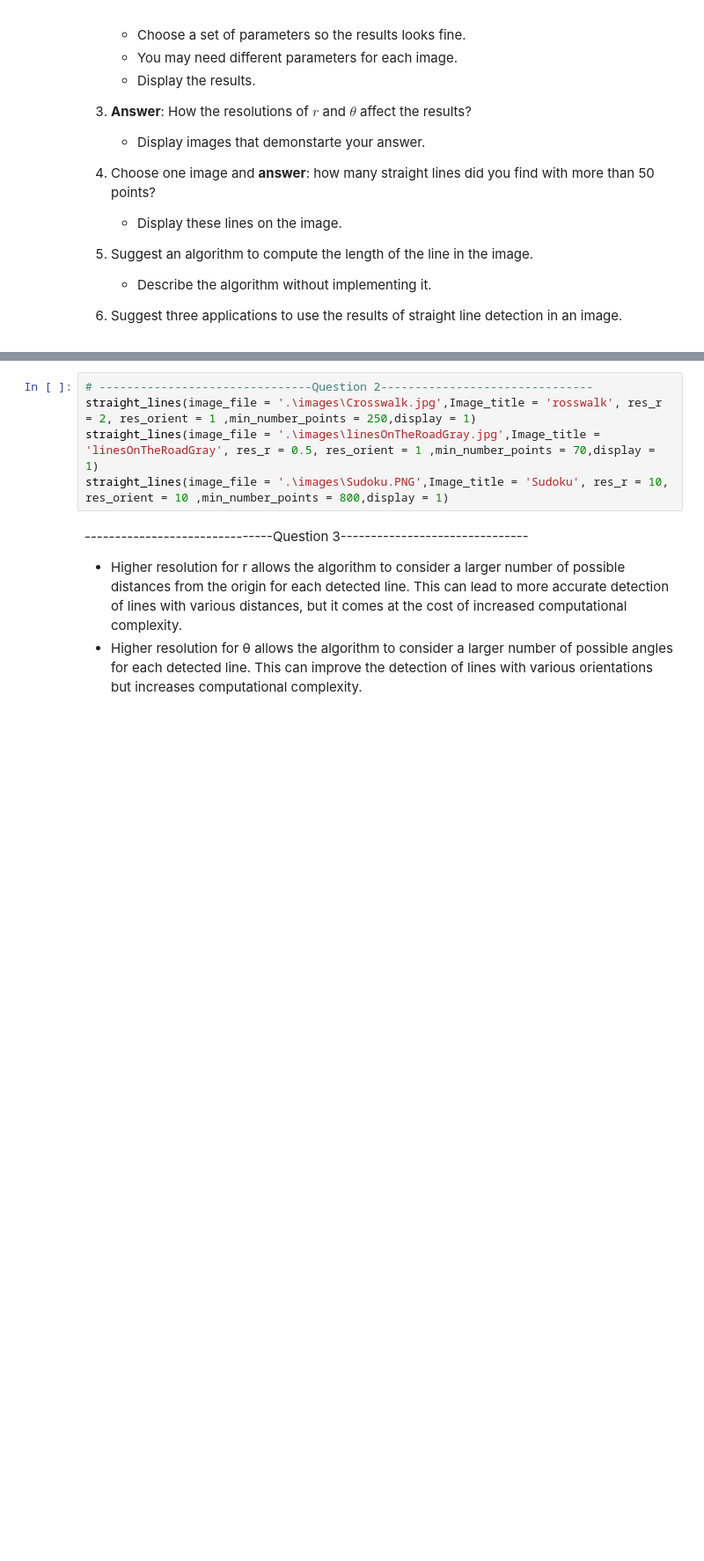
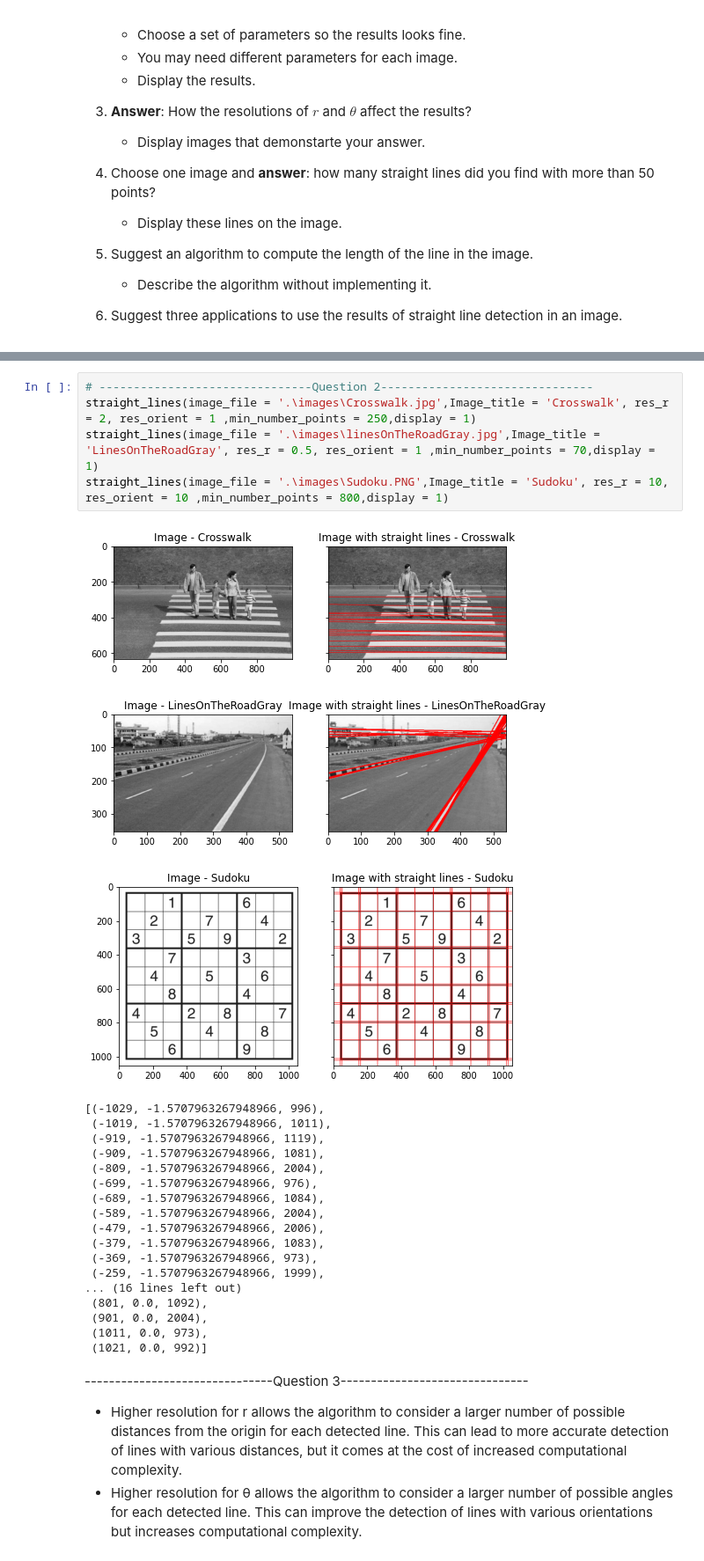
Before and after one commit to YaffeOmer/Computer-Vision-HW2, a Jupyter notebook: hw2.ipynb, the cells around one changed output, grey strips where cells are left out. Shown at 88% size. Saved outputs shown, nothing was run; the diff lists cells and outputs as text; blank space fills up the shorter version.

```diff
--- a/hw2.ipynb
+++ b/hw2.ipynb
@@ -234,8 +236,29 @@ plt.show()
 # %%
 # -------------------------------Question 2-------------------------------
-straight_lines(image_file = '.\images\Crosswalk.jpg',Image_title = 'rosswalk', res_r = 2, res_orient = 1 ,min_number_points = 250,display = 1)
-straight_lines(image_file = '.\images\linesOnTheRoadGray.jpg',Image_title = 'linesOnTheRoadGray', res_r = 0.5, res_orient = 1 ,min_number_points = 70,display = 1)
+straight_lines(image_file = '.\images\Crosswalk.jpg',Image_title = 'Crosswalk', res_r = 2, res_orient = 1 ,min_number_points = 250,display = 1)
+straight_lines(image_file = '.\images\linesOnTheRoadGray.jpg',Image_title = 'LinesOnTheRoadGray', res_r = 0.5, res_orient = 1 ,min_number_points = 70,display = 1)
 straight_lines(image_file = '.\images\Sudoku.PNG',Image_title = 'Sudoku', res_r = 10, res_orient = 10 ,min_number_points = 800,display = 1)
+# %% [output]
+[figure, added]
+[figure, added]
+[figure, added]
+[(-1029, -1.5707963267948966, 996),
+ (-1019, -1.5707963267948966, 1011),
+ (-919, -1.5707963267948966, 1119),
+ (-909, -1.5707963267948966, 1081),
+ (-809, -1.5707963267948966, 2004),
+ (-699, -1.5707963267948966, 976),
+ (-689, -1.5707963267948966, 1084),
+ (-589, -1.5707963267948966, 2004),
+ (-479, -1.5707963267948966, 2006),
+ (-379, -1.5707963267948966, 1083),
+ (-369, -1.5707963267948966, 973),
+ (-259, -1.5707963267948966, 1999),
+... (16 lines left out)
+ (801, 0.0, 1092),
+ (901, 0.0, 2004),
+ (1011, 0.0, 973),
+ (1021, 0.0, 992)]
 # %% [markdown]
 -------------------------------Question 3-------------------------------
 - Higher resolution for r allows the algorithm to consider a larger number of possible distances from the origin for each detected line.
```
Also changed, not shown: parts of 10 cells of this notebook.
